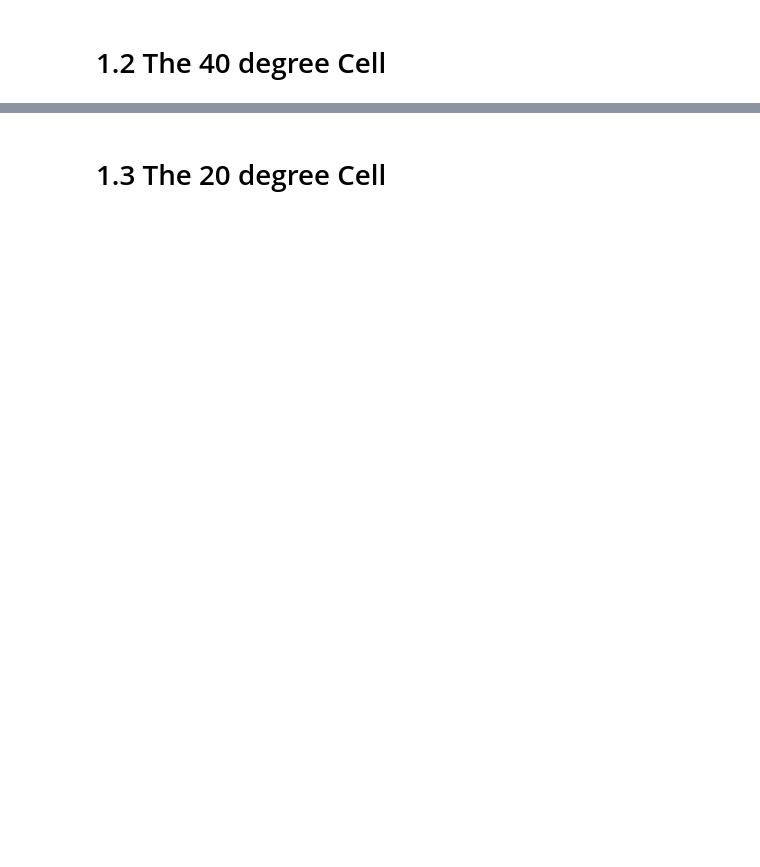
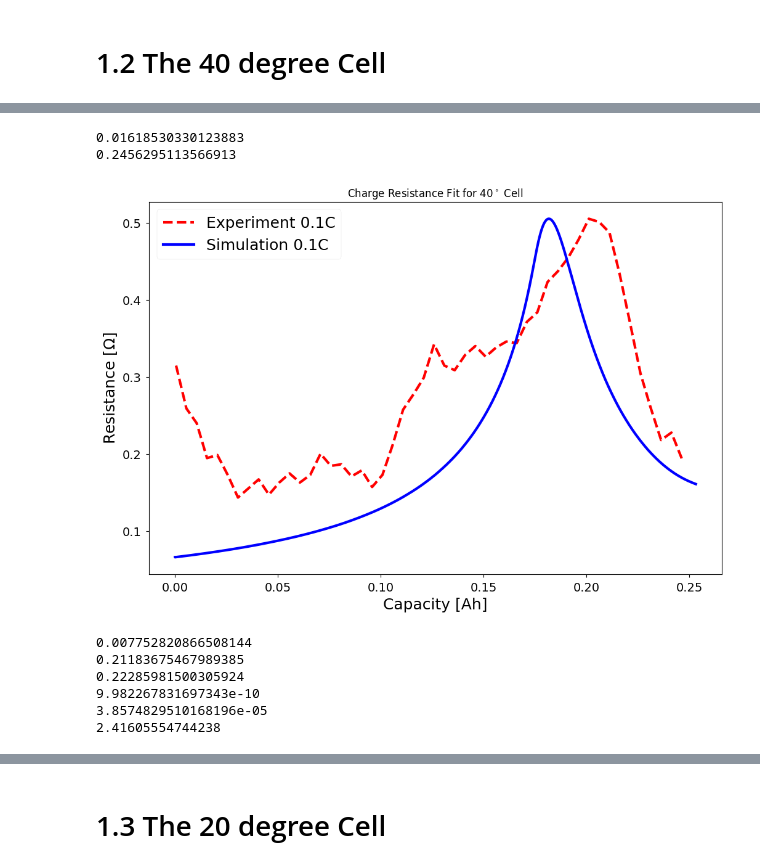
Before and after one commit to DrMichaelCornish/LiS-Models, a Jupyter notebook: Cornish & Marinescu (2021)/Parameter Fitting.ipynb, the cells around one changed output, grey strips where cells are left out. Cells and saved outputs as stored; diff of their text form; code cells hidden in the pictures; blank space fills up the shorter version.

```diff
--- a/Cornish & Marinescu (2021)/Parameter Fitting.ipynb
+++ b/Cornish & Marinescu (2021)/Parameter Fitting.ipynb
@@ -367,7 +434,7 @@ f_h = ((4 ** 2) * Ms * nu / 8)**(1/4)
 f_m = ((2 ** 2) * Ms * nu / 4)**(1/2)
 f_l = ((1 ** 2) * Ms * nu / 2)**(1/2)
 
-# Current at 0.2C rate
+# Current at 0.1C rate
 I = -cap*0.1
 
 # New standard potentials
@@ -381,16 +448,16 @@ im0 = 5
 il0 = 5
 
 # Saturation mass constant
-S_star_40 = S_star_30#2.5e-6
+S_star_40 = 1e-6
 
 # dissolution rate
-kd_40 = kd_30#5000# 4400
+kd_40 = 15000
 
 # shuttle rate
 ks_40 = 1e-3
 
 # Initial value of S1 anion at start of charge
-S1_initial_cha_40 = S1_initial_cha_30*10#/50# 5e-4
+S1_initial_cha_40 = 5e-4
 
 # Initial value of voltage at start of charge
 V_initial_cha = 2.0
@@ -501,7 +584,7 @@ param_40.update(
         "S saturation mass [g]": S_star_40,
         'Shuttle rate coefficient during charge [s-1]': ks_40,
         'Dissolution rate [s-1]': kd_40,
-        'Reference Temperature [K]': T_40
+        'Reference Temperature [K]': T_40,
         }
 )
 
@@ -547,34 +650,38 @@ capacity_40 = .0211*sim_40_cha1.solution.t/3600
 S4 = sim_40_cha1.solution['S4 [g]'].entries
 S2 = sim_40_cha1.solution['S2 [g]'].entries
 S1 = sim_40_cha1.solution['S [g]'].entries
 Li_40 = S1 + 0.5*S2 + 0.25*S4
 
 filename = 'Cornish & Marinescu (2021)/res_data'
 infile = open(filename,'rb')
 res_data = pickle.load(infile)
 infile.close()
 
 res_discharge_data = res_data['discharge']
 res_charge_data = res_data['charge']
 quick_index = len(res_charge_data['40'][0][res_charge_data['40'][0]< .25])
 plt.plot(res_charge_data['40'][0][:quick_index],res_charge_data['40'][1][:quick_index],linestyle='--')
 
 max_Li_40 = max(Li_40)
 max_R_40 = max(res_charge_data['40'][1])
-gamma_40 = 1.2
+gamma_40 = 1.15
 alpha1_40 = (gamma_40-1)*max_Li_40*max_R_40
 beta1_40 = gamma_40*max_Li_40
 R_40 = alpha1_40/(beta1_40 - Li_40)
 
 print(alpha1_40)
 print(beta1_40)
 
 plt.plot(capacity_40,R_40)
 
 plt.title("Charge Resistance Fit for $40^\circ$ Cell")
 plt.legend(['Experiment 0.1C', 'Simulation 0.1C'])
 plt.xlabel('Capacity [Ah]')
 plt.ylabel('Resistance [$\Omega$]');
+# %% [output]
+0.01618530330123883
+0.2456295113566913
+[figure, added]
 # %%
 loc = index_40
 S1_initial_40 = sim_40_cha1.solution['S [g]'].entries[loc]
@@ -589,6 +696,13 @@ print(S2_initial_40)
 print(S1_initial_40)
 print(Sp_initial_40)
 print(V_initial_40)
+# %% [output]
+0.007752820866508144
+0.21183675467989385
+0.22285981500305924
+9.982267831697343e-10
+3.8574829510168196e-05
+2.41605554744238
 # %%
 model_40_dis1 = models.Cornish2021()
 
```
Also changed, not shown: parts of 24 cells of this notebook, 1 other file.
